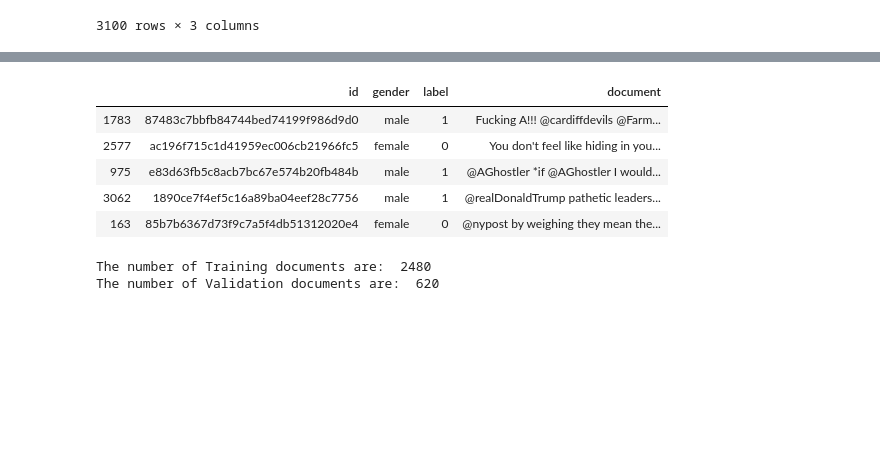
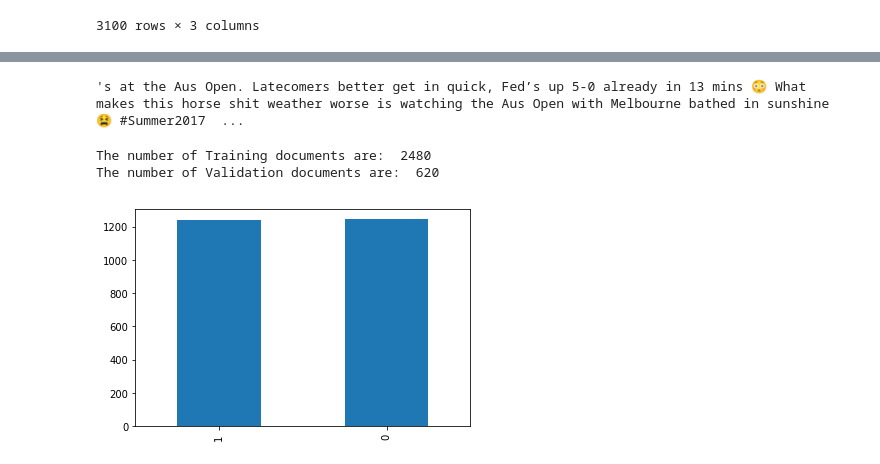
Before and after one commit to DataGen64/AP2-ADA, a Jupyter notebook: DataAnalysis-Assignment2.ipynb, the cells around one changed output, grey strips where cells are left out. Drawn from its saved outputs; the diff is of its cells as text; code cells hidden in the pictures; blank space fills up the shorter version.

```diff
--- a/DataAnalysis-Assignment2.ipynb
+++ b/DataAnalysis-Assignment2.ipynb
@@ -60 +88,31 @@ train_labels = parse_training_docs(train_labels)
+# %%
+train_labels.iloc[0]["document"][1000:]
+# %% [output]
+'s at the Aus Open. Latecomers better get in quick, Fed’s up 5-0 already in 13 mins 😳 What makes this horse shit weather worse is watching the Aus Open with Melbourne bathed in sunshine 😫 #Summer2017  ...
+# %%
+import re, string
+def clean_documents(document):
+    # Remove square brackets characters
+#     document = re.sub(r'\[.*?\]', '', document)
+    #Remove URL
+    document = re.sub(r'http\S+', '', document)
+    #Remove user mentions
+    document = re.sub(r"@(\w+)", ' ', document, flags=re.MULTILINE)
+    #Remove punctuations
+    document = re.sub(r'[%s]' % re.escape(string.punctuation), '', document)
+    #Remove words with numbers
+    document = re.sub(r'\w*\d\w*', '', document)
+    #Remove triple dots
+    document = document.replace("…", " ")
+    #Remove Quotes
+    document = document.replace("'", "")
+    document = document.replace("\"", "")
+    document = document.replace("’", "")
+    document = document.replace("“", "")
+    document = document.replace("”", "")
+    #convert to lowercase
+    document = document.lower()
+    return document
+train_labels['document'] = train_labels['document'].apply(lambda doc: clean_documents(doc))
+# train_labels["document"].values.tolist()
 # %%
@@ -62,15 +120,12 @@ train_data, validation_data = train_test_split(train_labels, test_size=0.2)
-# %%
-train_data.head()
-# %% [output]
-|  | id | gender | label | document |
-| 1783 | 87483c7bbfb84744bed74199f986d9d0 | male | 1 | Fucking A!!! @cardiffdevils @Farm... |
-| 2577 | ac196f715c1d41959ec006cb21966fc5 | female | 0 | You don't feel like hiding in you... |
-| 975 | e83d63fb5c8acb7bc67e574b20fb484b | male | 1 | @AGhostler *if @AGhostler I would... |
-| 3062 | 1890ce7f4ef5c16a89ba04eef28c7756 | male | 1 | @realDonaldTrump pathetic leaders... |
-| 163 | 85b7b6367d73f9c7a5f4db51312020e4 | female | 0 | @nypost by weighing they mean the... |
 # %%
 print("The number of Training documents are: ", len(train_data))
 print("The number of Validation documents are: ", len(validation_data))
 # %% [output]
 The number of Training documents are:  2480
 The number of Validation documents are:  620
+# %%
+from matplotlib import pyplot as plt
+train_data.label.value_counts().sort_index(ascending=False).plot(kind='bar')
+plt.show()
+# %% [output]
+[figure, added]
```
Also changed, not shown: parts of 50 cells of this notebook.
